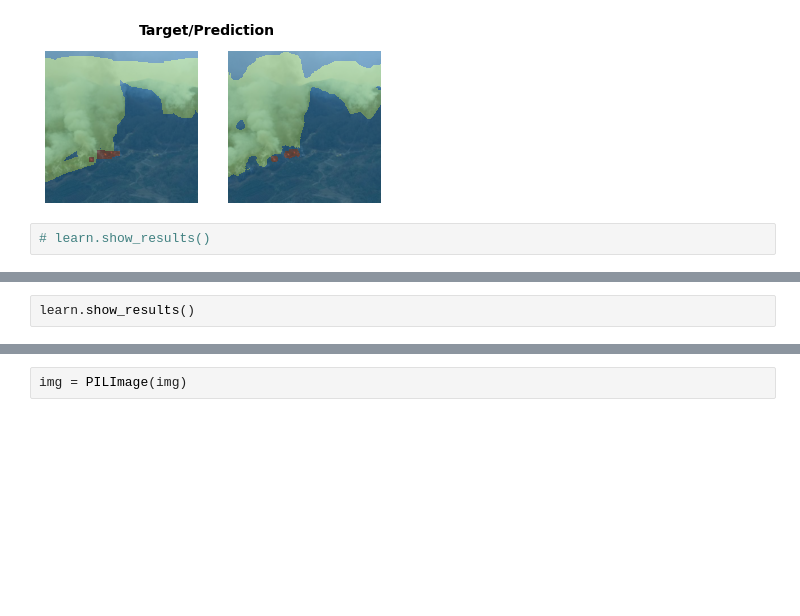
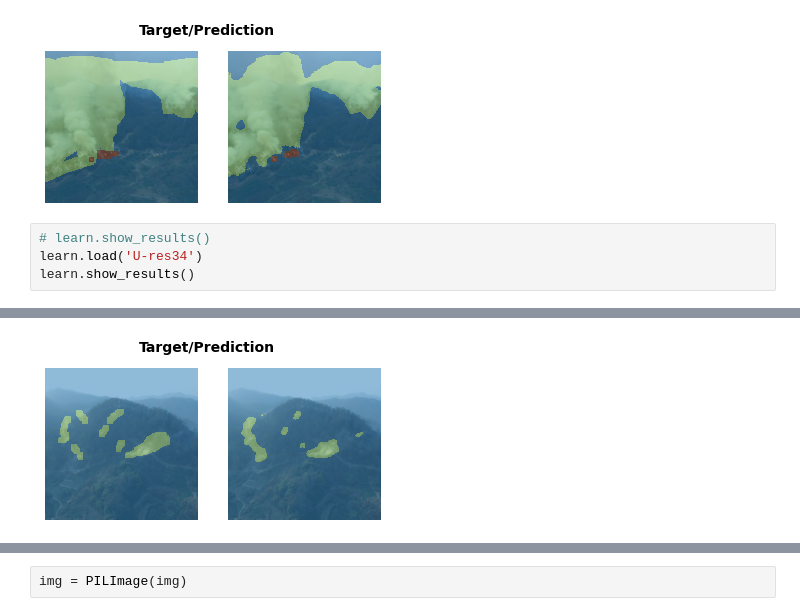
Before and after one commit to qiaolinhan/giao, a Jupyter notebook: havingfun/detection/segmentation/lightunet18/lightunet-infastai.ipynb, the cells around one changed output, grey strips where cells are left out. Cells and saved outputs as stored; diff of their text form; blank space fills up the shorter version.

```diff
--- a/havingfun/detection/segmentation/lightunet18/lightunet-infastai.ipynb
+++ b/havingfun/detection/segmentation/lightunet18/lightunet-infastai.ipynb
@@ -151,3 +164,6 @@ Path('/home/qiao/dev/giao/datasets/S_kaggle_wildfire/models/U-res34.pth')
 [figure]
 # %%
 # learn.show_results()
+learn.load('U-res34')
+learn.show_results()
+# %% [output]
@@ -154,4 +171,3 @@ Path('/home/qiao/dev/giao/datasets/S_kaggle_wildfire/models/U-res34.pth')
+[figure, added]
-# %%
-learn.show_results()
 # %%
 learn.show_results()
```
Also changed, not shown: parts of 12 cells of this notebook, 9 other files.
